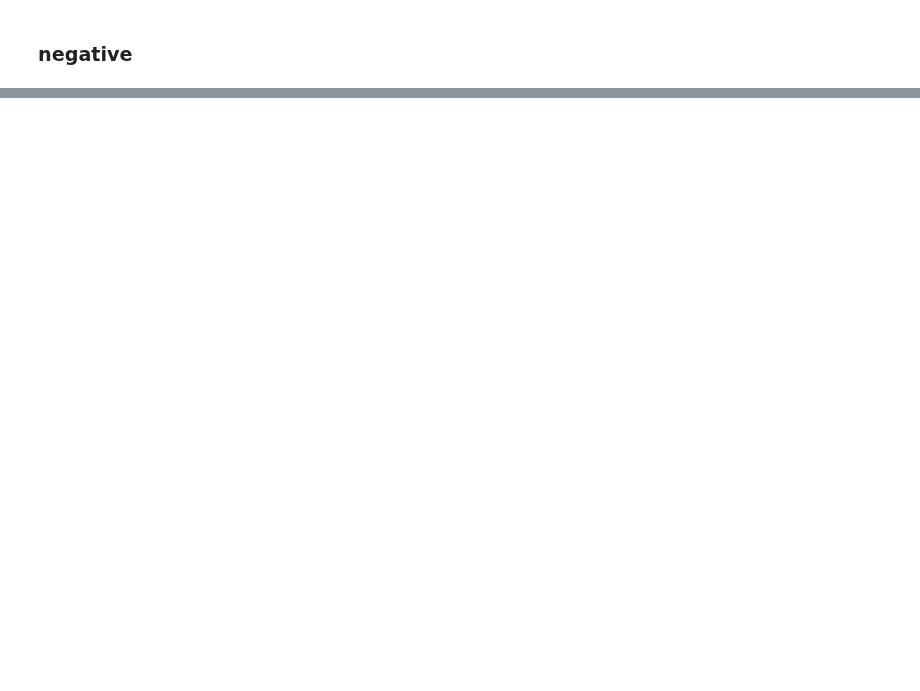
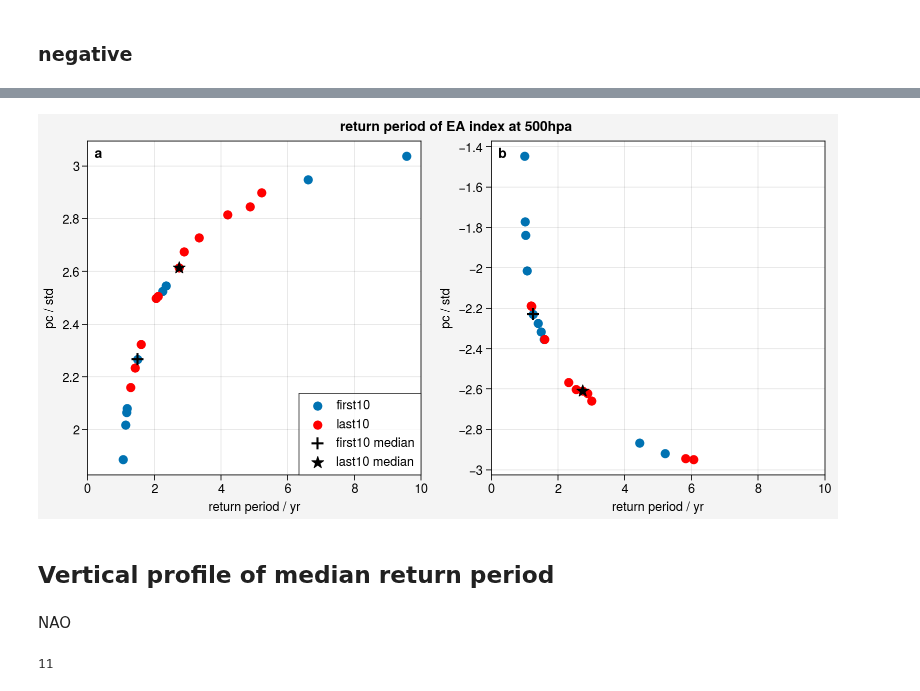
Before and after one commit to liuquan18/Teleconnection, a Jupyter notebook: scripts/EVT/same_distribution_diff_periods.ipynb, the cells around one changed output, grey strips where cells are left out. Saved outputs shown, nothing was run; the diff lists cells and outputs as text; code cells hidden in the pictures; blank space fills up the shorter version.

```diff
--- a/scripts/EVT/same_distribution_diff_periods.ipynb
+++ b/scripts/EVT/same_distribution_diff_periods.ipynb
@@ -152,0 +214,12 @@ ax.set_xlim(0,10)
+# %%
+plot_return_period(index,"EA")
+# %% [output]
+[figure, added]
+# %% [markdown]
+## Vertical profile of median return period
+# %% [markdown]
+NAO
+# %%
+index.hlayers.size
+# %% [output]
+11
```
Also changed, not shown: parts of 35 cells of this notebook.
